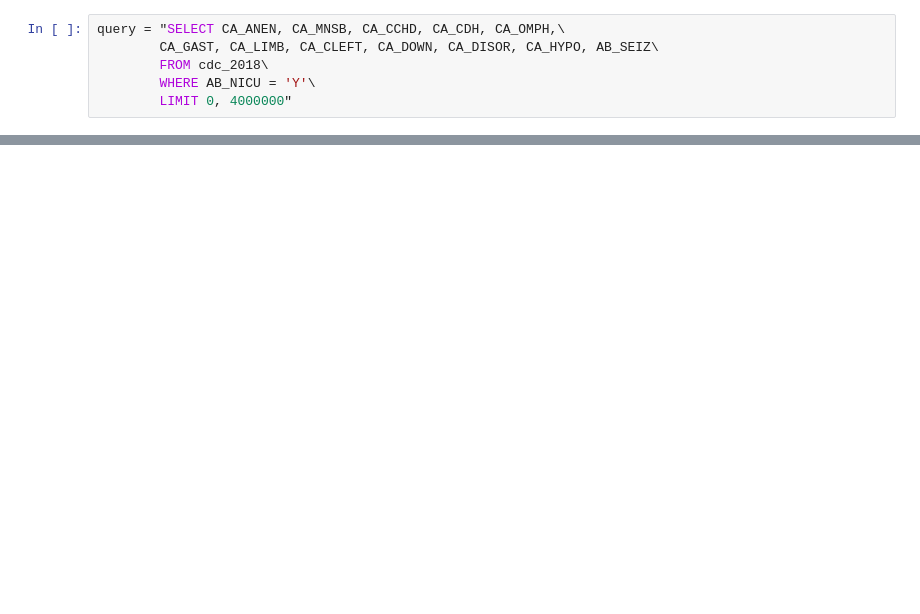
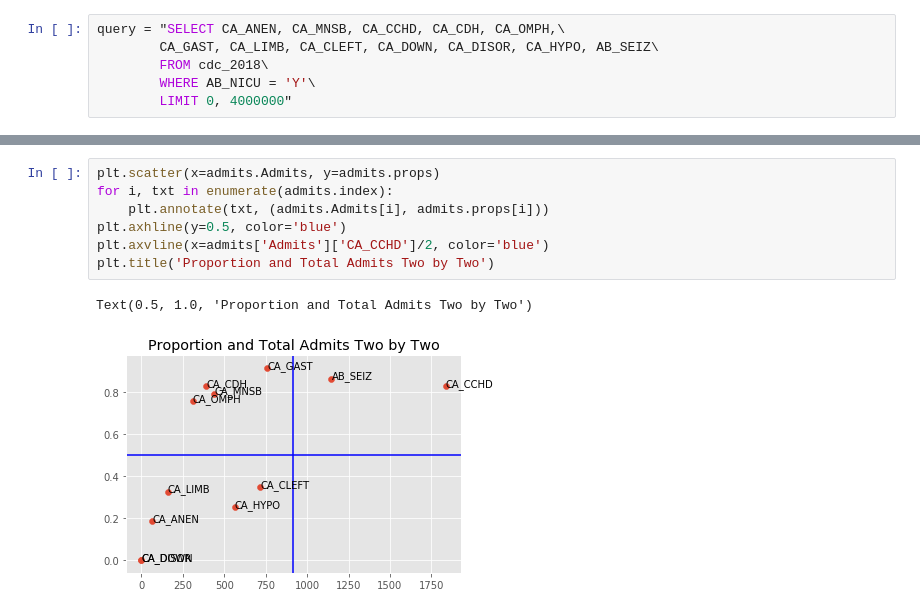
Before and after one commit to AronBerke/CDC_Natality_Analysis, a Jupyter notebook: Aron/SQL_Connection_and_Initial_Analysis.ipynb, the cells around one changed output, grey strips where cells are left out. Saved outputs shown, nothing was run; the diff lists cells and outputs as text; blank space fills up the shorter version.

```diff
--- a/Aron/SQL_Connection_and_Initial_Analysis.ipynb
+++ b/Aron/SQL_Connection_and_Initial_Analysis.ipynb
@@ -57,0 +87,10 @@ nicu_defect.apply(lambda x: sum(x=='Y'), axis=0).sort_values(ascending=False).pl
+# %%
+plt.scatter(x=admits.Admits, y=admits.props)
+for i, txt in enumerate(admits.index):
+    plt.annotate(txt, (admits.Admits[i], admits.props[i]))
+plt.axhline(y=0.5, color='blue')
+plt.axvline(x=admits['Admits']['CA_CCHD']/2, color='blue')
+plt.title('Proportion and Total Admits Two by Two')
+# %% [output]
+Text(0.5, 1.0, 'Proportion and Total Admits Two by Two')
+[figure, added]
```
Also changed, not shown: parts of 10 cells of this notebook, 1 other file.
